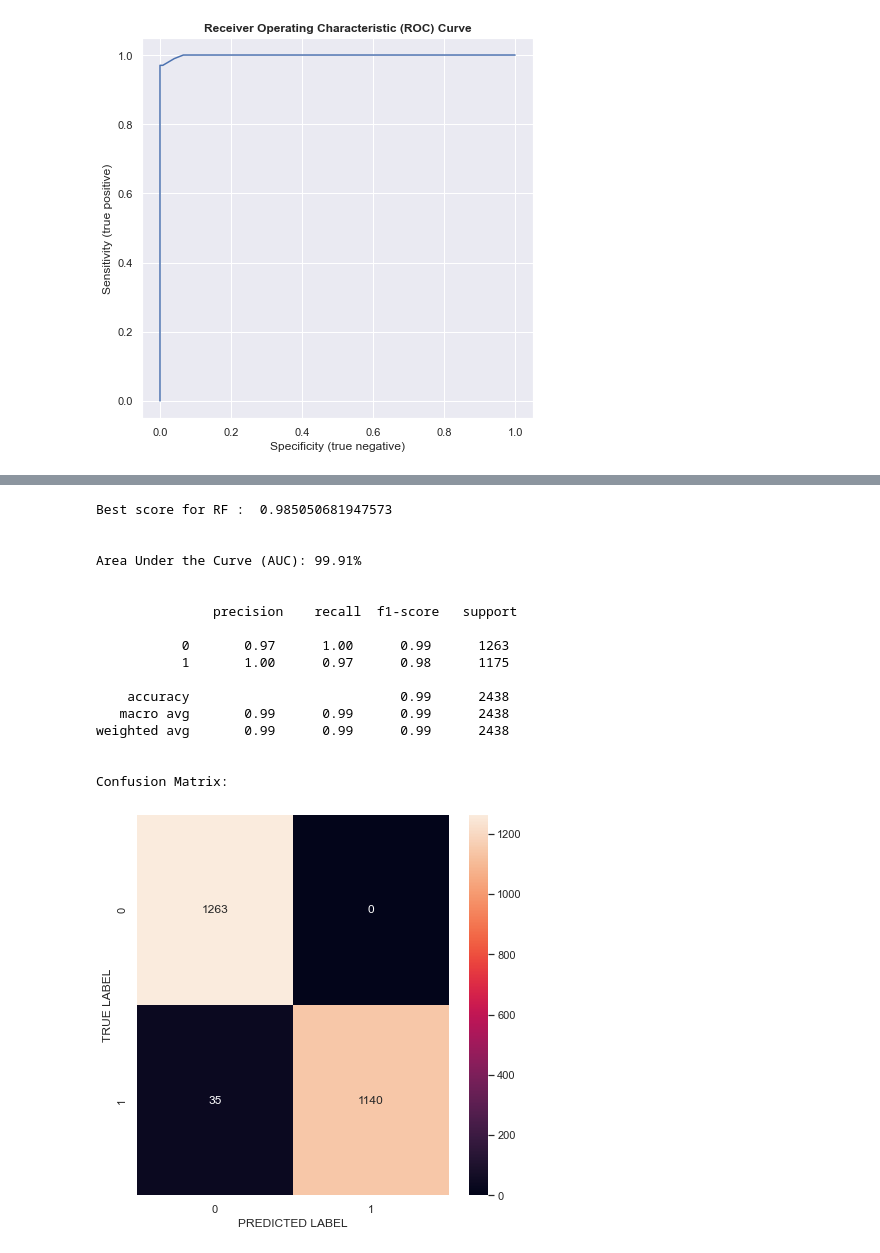
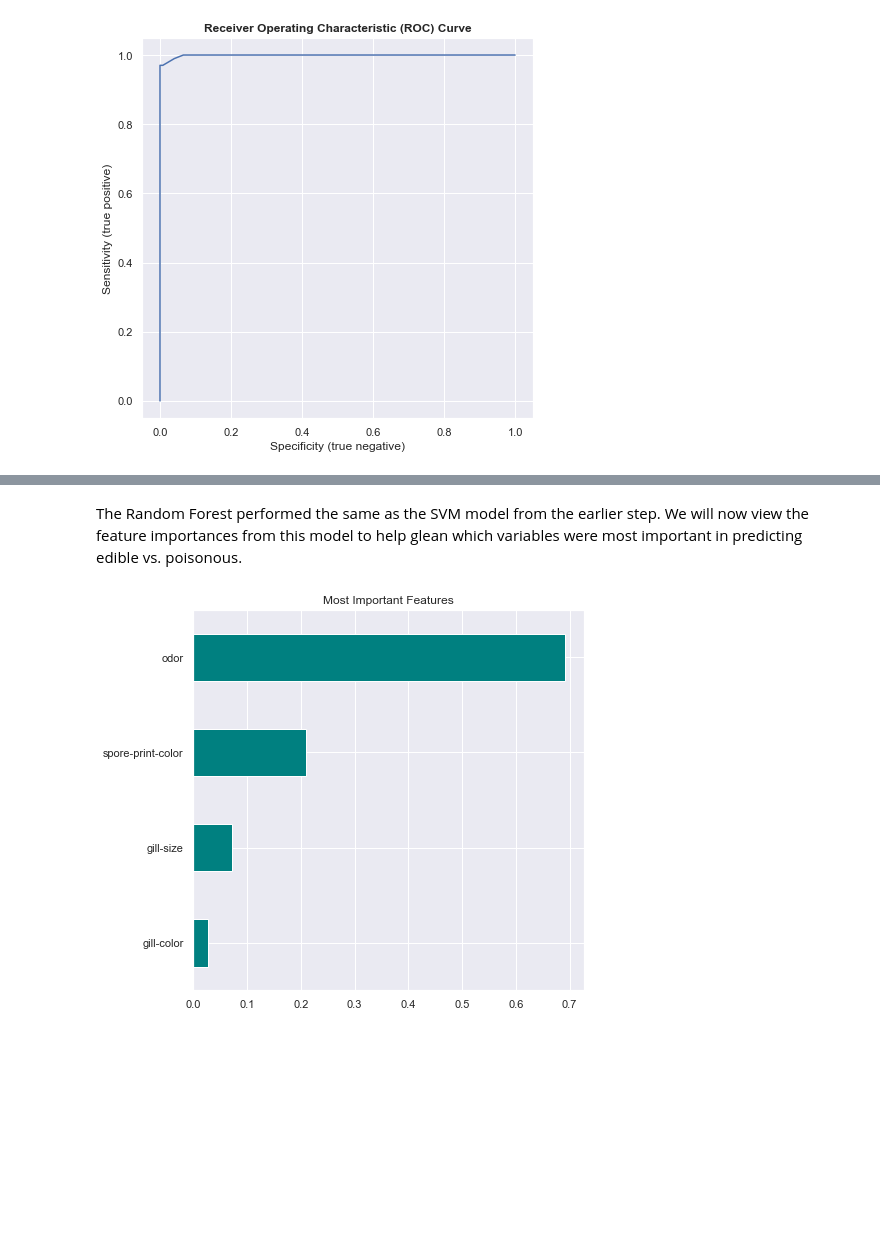
Before and after one commit to artolon/Final-Project, a Jupyter notebook: Part2_Mushroom-Models.ipynb, the cells around one changed output, grey strips where cells are left out. Cells and saved outputs as stored; diff of their text form; code cells hidden in the pictures; blank space fills up the shorter version.

```diff
--- a/Part2_Mushroom-Models.ipynb
+++ b/Part2_Mushroom-Models.ipynb
@@ -648,0 +664,21 @@ Will try ensemble learning method now.
+# %%
+# Defining parameters for GridSearch of best Random Forest model
+rf_params = {
+        'max_features': ["auto", "sqrt", "log2"],
+        'n_estimators': [300, 500, 700, 1000]
+        }
+
+# Set up the random forest model
+rf = RandomForestClassifier(random_state=25)
+# Implement the grid search
+rf_grid_model = GridSearchCV(rf, param_grid = rf_params, cv=10, n_jobs=-1)
+# Fit the model to our training data
+rf_grid_model.fit(X_train,y_train)
+# Predict on the testing data
+y_pred_rf = rf_grid_model.predict(X_test)
+# Extract the predicted probabilities
+y_pred_prob_rf = rf_grid_model.predict_proba(X_test)[::,1]
+
+print("Best training score for RF : ", rf_grid_model.best_score_)
+# Evaluate the model on the test set
+evaluate_model(y_test, y_pred_rf, y_pred_prob_rf)
@@ -649,37 +704,17 @@ Will try ensemble learning method now.
+# %% [markdown]
+The Random Forest performed the same as the SVM model from the earlier step. We will now view the feature importances from this model to help glean which variables were most important in predicting edible vs. poisonous.
 # %%
-# Defining parameters for GridSearch of best Random Forest model
-rf_params = {
-        'max_features': ["auto", "sqrt", "log2"],
-        'n_estimators': [300, 500, 700, 1000]
-        }
+# Visualize which features are the most important
 
-# Using 10-fold CV to grid search best RF model
-rf_grid_model = GridSearchCV(rf = RandomForestClassifier(random_state=25), rf_params, cv= 10, n_jobs= -1)
-rf_grid_model.fit(X_train,y_train)
+# Create pandas series
+importances = pd.Series(data=rf_grid_model.best_estimator_.feature_importances_, index= X.columns)
 
-y_pred_rf = rf_grid_model.predict(X_test)
+# Sort importances
+importances_sorted = importances.sort_values()
 
-y_pred_prob_rf = rf_grid_model.predict_proba(X_test)[::,1]
-
-print("Best score for RF : ", rf_grid_model.best_score_)
-
-evaluate_model(y_test, y_pred_rf, y_pred_prob_rf)
+# Draw a horizontal barplot of importances_sorted
+importances_sorted.plot(kind='barh', color='teal')
+plt.title('Most Important Features')
+plt.show()
 # %% [output]
-Best score for RF :  0.985050681947573
-
-
-Area Under the Curve (AUC): 99.91%
-
-
-               precision    recall  f1-score   support
-
-           0       0.97      1.00      0.99      1263
-           1       1.00      0.97      0.98      1175
-
-    accuracy                           0.99      2438
-   macro avg       0.99      0.99      0.99      2438
-weighted avg       0.99      0.99      0.99      2438
-
-
-Confusion Matrix:
-[figure, old version]
+[figure, new version]
```
Also changed, not shown: parts of 71 cells of this notebook, 2 other files.
